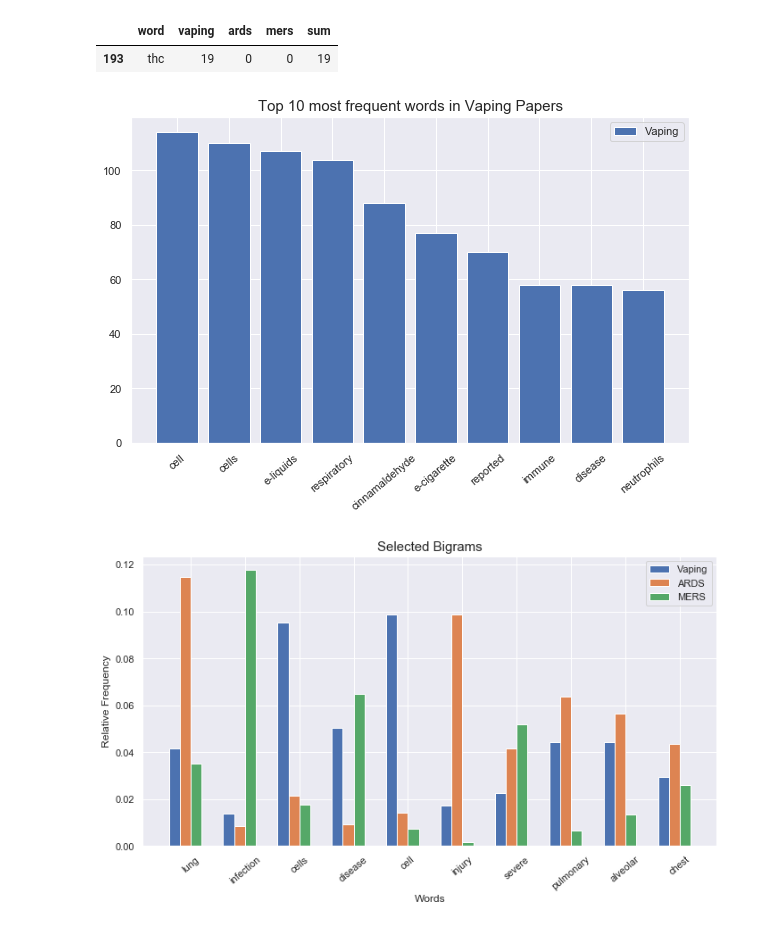
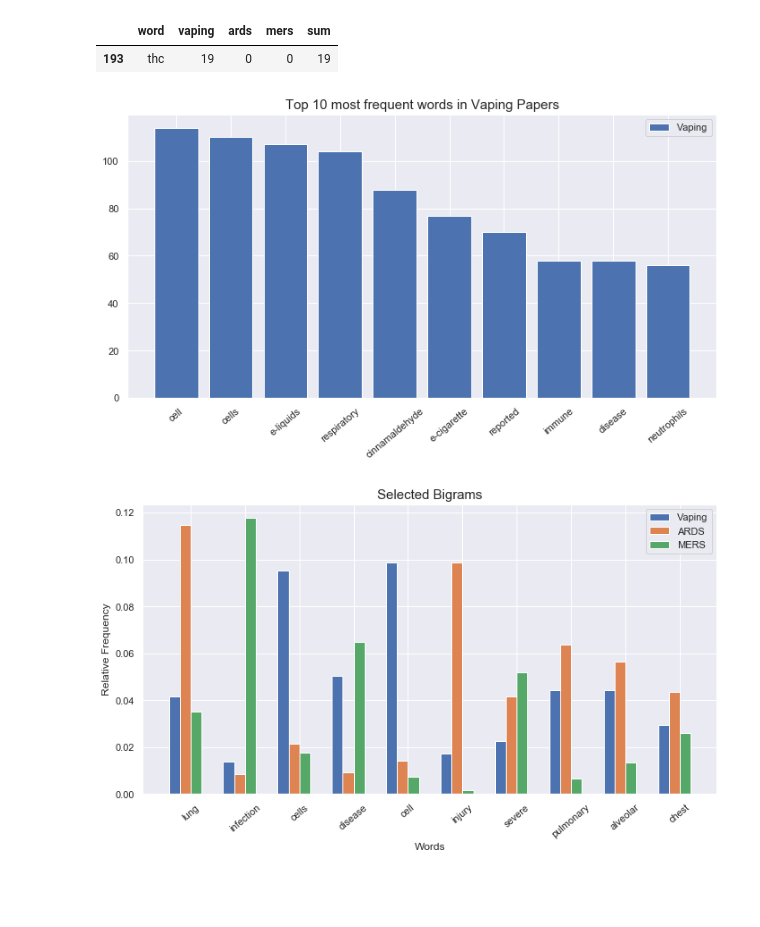
Before and after one commit to elnardu/stat490-meta-analysis, a Jupyter notebook: code/TextExtraction.ipynb, the cells around one changed output. Cells and saved outputs as stored; diff of their text form; code cells hidden in the pictures; blank space fills up the shorter version.

```diff
--- a/code/TextExtraction.ipynb
+++ b/code/TextExtraction.ipynb
@@ -191,16 +191,17 @@ total_df[total_df.word == "thc"]
 # %%
 total_df = total_df.sort_values(by="vaping", ascending=False)
 
 df = total_df[:10]
 fig, ax = plt.subplots(figsize=(10, 6))
 ax.set_xticklabels(df.word, rotation=40)
 ax.set_title("Top 10 most frequent words in Vaping Papers",
              fontdict={"fontsize": 15, "fontweight": 2})
 plt.bar(df.word, df.vaping, label="Vaping")
 ax.legend()
 plt.savefig('../images/vaping_top_10.png', dpi=400)
+plt.tight_layout(pad=4)
 # %% [output]
-[figure, old version]
+[figure, new version]
 # %%
 def plot_bars(df):
     fig, ax = plt.subplots(figsize=(10, 6))
```
Also changed, not shown: 1 other file.
